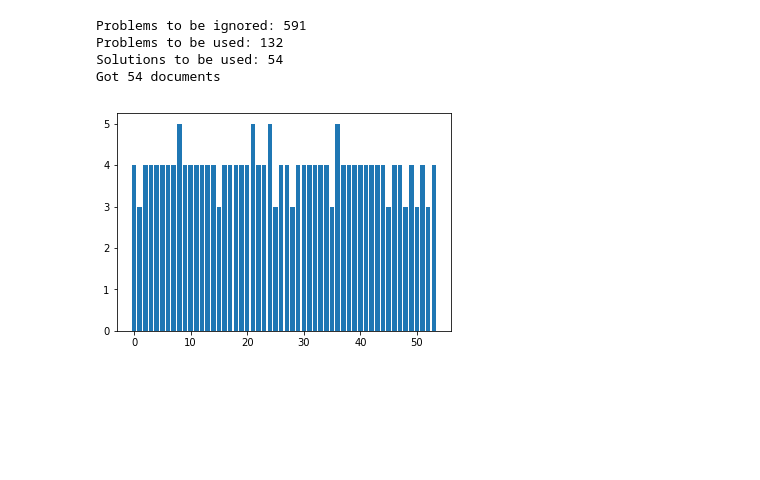
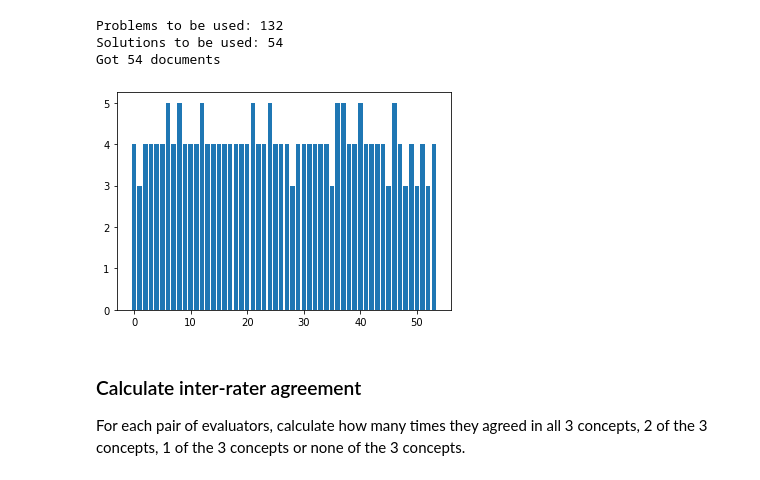
Before and after one commit to MachineTeachingEdu/machine-teaching, a Jupyter notebook: machineteaching/2019_05_28 - Concept Validation.ipynb, the cells around one changed output. Saved outputs shown, nothing was run; the diff lists cells and outputs as text; code cells hidden in the pictures; blank space fills up the shorter version.

```diff
--- a/machineteaching/2019_05_28 - Concept Validation.ipynb
+++ b/machineteaching/2019_05_28 - Concept Validation.ipynb
@@ -17,12 +20,7 @@ import seaborn as sns
 # %%
 ## Cleaning database
 last_id = 132
-problems = Problem.objects.filter(id__gt=last_id)
-# solutions_obj = Solution.objects.filter(problem__in=problems).update(ignore=True)
-print("Problems to be ignored: %d" % problems.count())
-
 problems = Problem.objects.filter(id__lte=last_id)
-# problems = Problem.objects.all()
 print("Problems to be used: %d" % problems.count())
 
 solutions_obj = Solution.objects.filter(problem__in=problems, ignore=False).order_by('id')
@@ -41,18 +39,20 @@ for sol in solutions_obj:
 
 print("Got %d documents" %(solutions_obj.count()))
 # %% [output]
-Problems to be ignored: 591
 Problems to be used: 132
 Solutions to be used: 54
 Got 54 documents
 # %%
 clusters = Cluster.objects.all()
-solutions = Solution.objects.filter(ignore=False)
+solutions = Solution.objects.filter(id__in=docs_id)
 concepts = SolutionConcept.objects.all()
 count = concepts.values_list('solution').annotate(count=Count('user', distinct=True))
 x, y = zip(*list(count))
 # plt.figure(figsize=(10,8))
 plt.bar(range(len(x)),y)
 plt.show()
 # %% [output]
-[figure, old version]
+[figure, new version]
+# %% [markdown]
+### Calculate inter-rater agreement
+For each pair of evaluators, calculate how many times they agreed in all 3 concepts, 2 of the 3 concepts, 1 of the 3 concepts or none of the 3 concepts.
```
Also changed, not shown: parts of 20 cells of this notebook, 1 other file.
